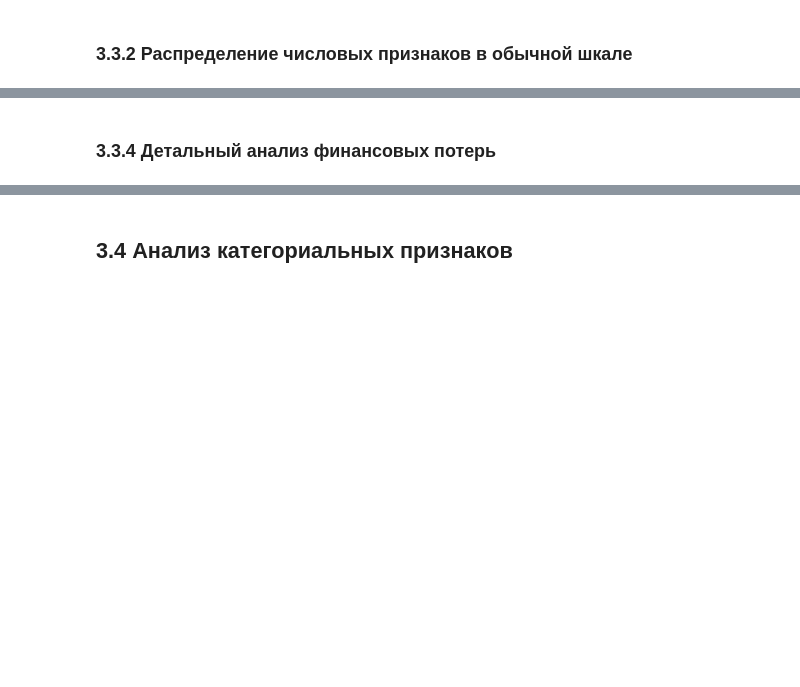
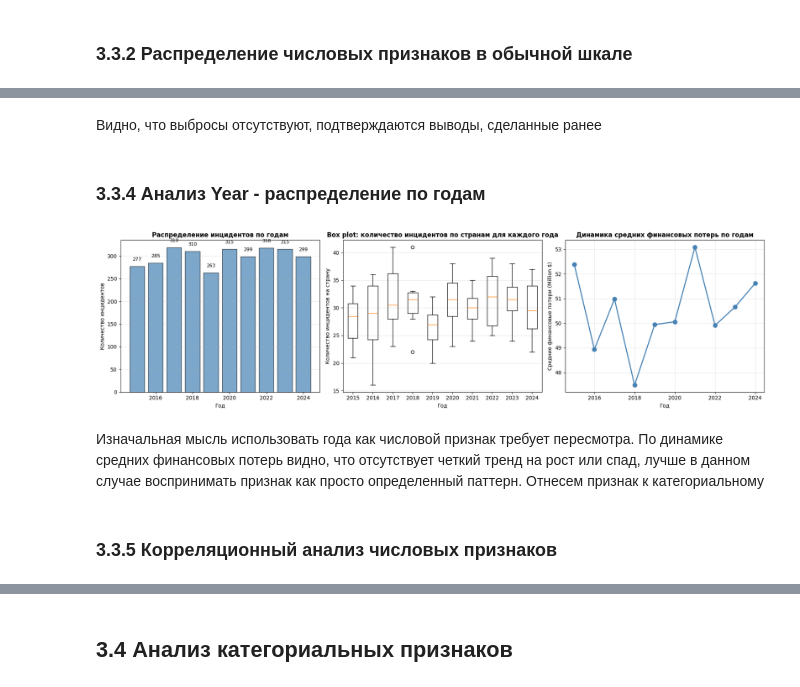
Before and after one commit to 2made1ra/ML_fall25, a Jupyter notebook: lab/first/first_organized.ipynb, the cells around one changed output, grey strips where cells are left out. Saved outputs shown, nothing was run; the diff lists cells and outputs as text; code cells hidden in the pictures; blank space fills up the shorter version.

```diff
--- a/lab/first/first_organized.ipynb
+++ b/lab/first/first_organized.ipynb
@@ -174,2 +157,49 @@ plt.show()
+# %% [markdown]
+Видно, что выбросы отсутствуют, подтверждаются выводы, сделанные ранее
+# %% [markdown]
+### 3.3.4 Анализ Year - распределение по годам
+# %%
+# Анализ распределения по годам
+fig, axes = plt.subplots(1, 3, figsize=(18, 5))
+
+# Левая: столбчатая диаграмма по годам
+year_counts = df['Year'].value_counts().sort_index()
+axes[0].bar(year_counts.index, year_counts.values, color='steelblue', alpha=0.7, edgecolor='black')
+axes[0].set_xlabel('Год')
+axes[0].set_ylabel('Количество инцидентов')
+axes[0].set_title('Распределение инцидентов по годам', fontweight='bold')
+axes[0].grid(axis='y', alpha=0.3)
+
+# Добавление подписей
+for year, count in year_counts.items():
+    axes[0].text(year, count + 10, str(count), ha='center', va='bottom', fontsize=9)
+
+# Средняя: boxplot по странам и годам
+year_country_data = []
+for year in sorted(df['Year'].unique()):
+    year_data = df[df['Year'] == year].groupby('Country').size()
+    year_country_data.append(year_data.values)
+
+axes[1].boxplot(year_country_data, labels=sorted(df['Year'].unique()))
+axes[1].set_xlabel('Год')
+axes[1].set_ylabel('Количество инцидентов на страну')
+axes[1].set_title('Box plot: количество инцидентов по странам для каждого года', fontweight='bold')
+axes[1].grid(axis='y', alpha=0.3)
+
+# Правая: средние финансовые потери по годам
+year_loss = df.groupby('Year')['Financial Loss (in Million $)'].mean()
+axes[2].plot(year_loss.index, year_loss.values, marker='o', linewidth=2, markersize=8, color='steelblue')
+axes[2].set_xlabel('Год')
+axes[2].set_ylabel('Средние финансовые потери (Million $)')
+axes[2].set_title('Динамика средних финансовых потерь по годам', fontweight='bold')
+axes[2].grid(True, alpha=0.3)
+
+plt.tight_layout()
+plt.show()
+# %% [output]
+[figure, added]
+# %% [markdown]
+Изначальная мысль использовать года как числовой признак требует пересмотра. По динамике средних финансовых потерь видно, что отсутствует четкий тренд на рост или спад, лучше в данном случае воспринимать признак как просто определенный паттерн.
+Отнесем признак к категориальному
 # %% [markdown]
-### 3.3.4 Детальный анализ финансовых потерь
+### 3.3.5 Корреляционный анализ числовых признаков
```
Also changed, not shown: parts of 77 cells of this notebook, 1 other file.
